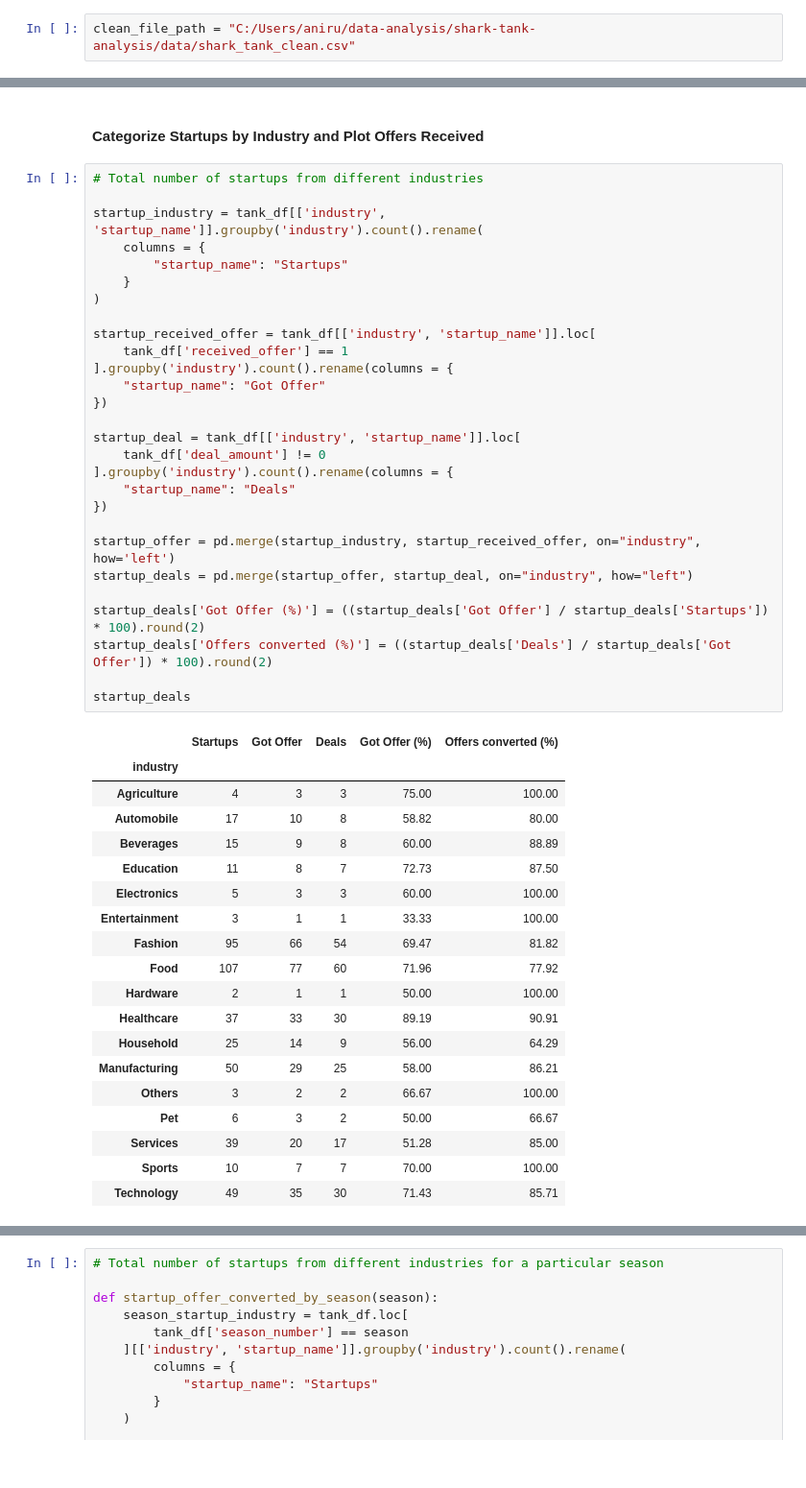
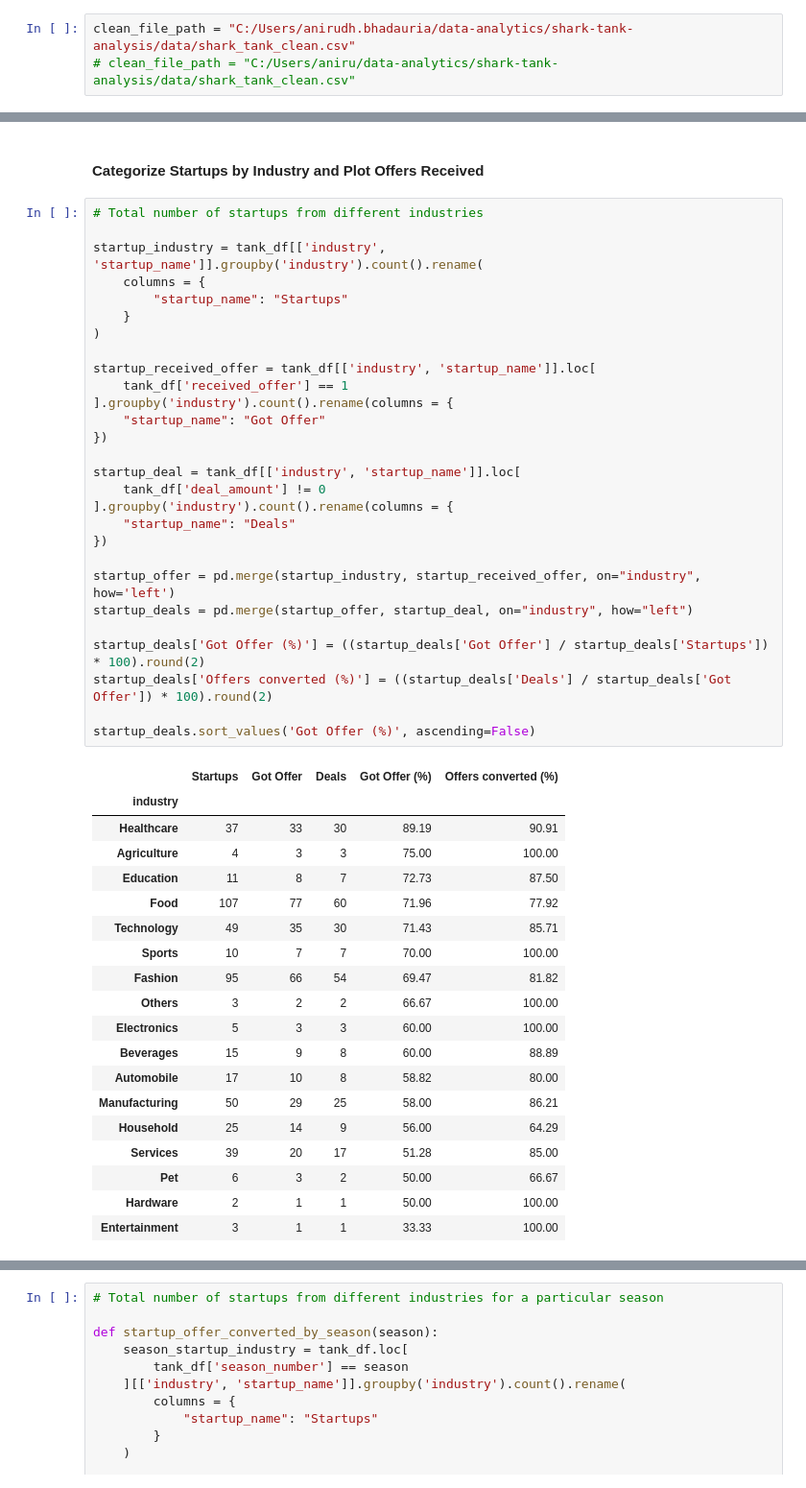
Before and after one commit to AnirudhSinghBhadauria/shark-tank-analysis, a Jupyter notebook: shark_tank_analysis.ipynb, the cells around one changed output, grey strips where cells are left out. Shown at 96% size. Cells and saved outputs as stored; diff of their text form.

```diff
--- a/shark_tank_analysis.ipynb
+++ b/shark_tank_analysis.ipynb
@@ -4,7 +4,8 @@ import plotly.express as px
 import plotly.graph_objects as go
 from plotly.subplots import make_subplots
 # %%
-clean_file_path = "C:/Users/aniru/data-analysis/shark-tank-analysis/data/shark_tank_clean.csv"
+clean_file_path = "C:/Users/anirudh.bhadauria/data-analytics/shark-tank-analysis/data/shark_tank_clean.csv"
+# clean_file_path = "C:/Users/aniru/data-analytics/shark-tank-analysis/data/shark_tank_clean.csv"
 # %%
 tank_df = pd.read_csv(clean_file_path, parse_dates = True)
 # %% [markdown]
@@ -152,51 +158,51 @@ Percentage of Startups getting offer in season 3: 66.24%
 # %%
 # Total number of startups from different industries
 
 startup_industry = tank_df[['industry', 'startup_name']].groupby('industry').count().rename(
     columns = {
         "startup_name": "Startups"
     }
 )
 
 startup_received_offer = tank_df[['industry', 'startup_name']].loc[
     tank_df['received_offer'] == 1
 ].groupby('industry').count().rename(columns = {
     "startup_name": "Got Offer"
 })
 
 startup_deal = tank_df[['industry', 'startup_name']].loc[
     tank_df['deal_amount'] != 0
 ].groupby('industry').count().rename(columns = {
     "startup_name": "Deals"
 })
 
 startup_offer = pd.merge(startup_industry, startup_received_offer, on="industry", how='left')
 startup_deals = pd.merge(startup_offer, startup_deal, on="industry", how="left")
 
 startup_deals['Got Offer (%)'] = ((startup_deals['Got Offer'] / startup_deals['Startups']) * 100).round(2)
 startup_deals['Offers converted (%)'] = ((startup_deals['Deals'] / startup_deals['Got Offer']) * 100).round(2)
 
-startup_deals
+startup_deals.sort_values('Got Offer (%)', ascending=False)
 # %% [output]
 |  | Startups | Got Offer | Deals | Got Offer (%) | Offers converted (%) |
 | industry |  |  |  |  |  |
+| Healthcare | 37 | 33 | 30 | 89.19 | 90.91 |
 | Agriculture | 4 | 3 | 3 | 75.00 | 100.00 |
+| Education | 11 | 8 | 7 | 72.73 | 87.50 |
+| Food | 107 | 77 | 60 | 71.96 | 77.92 |
+| Technology | 49 | 35 | 30 | 71.43 | 85.71 |
+| Sports | 10 | 7 | 7 | 70.00 | 100.00 |
+| Fashion | 95 | 66 | 54 | 69.47 | 81.82 |
+| Others | 3 | 2 | 2 | 66.67 | 100.00 |
+| Electronics | 5 | 3 | 3 | 60.00 | 100.00 |
+| Beverages | 15 | 9 | 8 | 60.00 | 88.89 |
 | Automobile | 17 | 10 | 8 | 58.82 | 80.00 |
-| Beverages | 15 | 9 | 8 | 60.00 | 88.89 |
-| Education | 11 | 8 | 7 | 72.73 | 87.50 |
-| Electronics | 5 | 3 | 3 | 60.00 | 100.00 |
+| Manufacturing | 50 | 29 | 25 | 58.00 | 86.21 |
+| Household | 25 | 14 | 9 | 56.00 | 64.29 |
+| Services | 39 | 20 | 17 | 51.28 | 85.00 |
+| Pet | 6 | 3 | 2 | 50.00 | 66.67 |
+| Hardware | 2 | 1 | 1 | 50.00 | 100.00 |
 | Entertainment | 3 | 1 | 1 | 33.33 | 100.00 |
-| Fashion | 95 | 66 | 54 | 69.47 | 81.82 |
-| Food | 107 | 77 | 60 | 71.96 | 77.92 |
-| Hardware | 2 | 1 | 1 | 50.00 | 100.00 |
-| Healthcare | 37 | 33 | 30 | 89.19 | 90.91 |
-| Household | 25 | 14 | 9 | 56.00 | 64.29 |
-| Manufacturing | 50 | 29 | 25 | 58.00 | 86.21 |
-| Others | 3 | 2 | 2 | 66.67 | 100.00 |
-| Pet | 6 | 3 | 2 | 50.00 | 66.67 |
-| Services | 39 | 20 | 17 | 51.28 | 85.00 |
-| Sports | 10 | 7 | 7 | 70.00 | 100.00 |
-| Technology | 49 | 35 | 30 | 71.43 | 85.71 |
 # %%
 # Plot for industry, startups, offers and deals for all seasons
 
```
Also changed, not shown: parts of 13 cells of this notebook, 2 other files.
